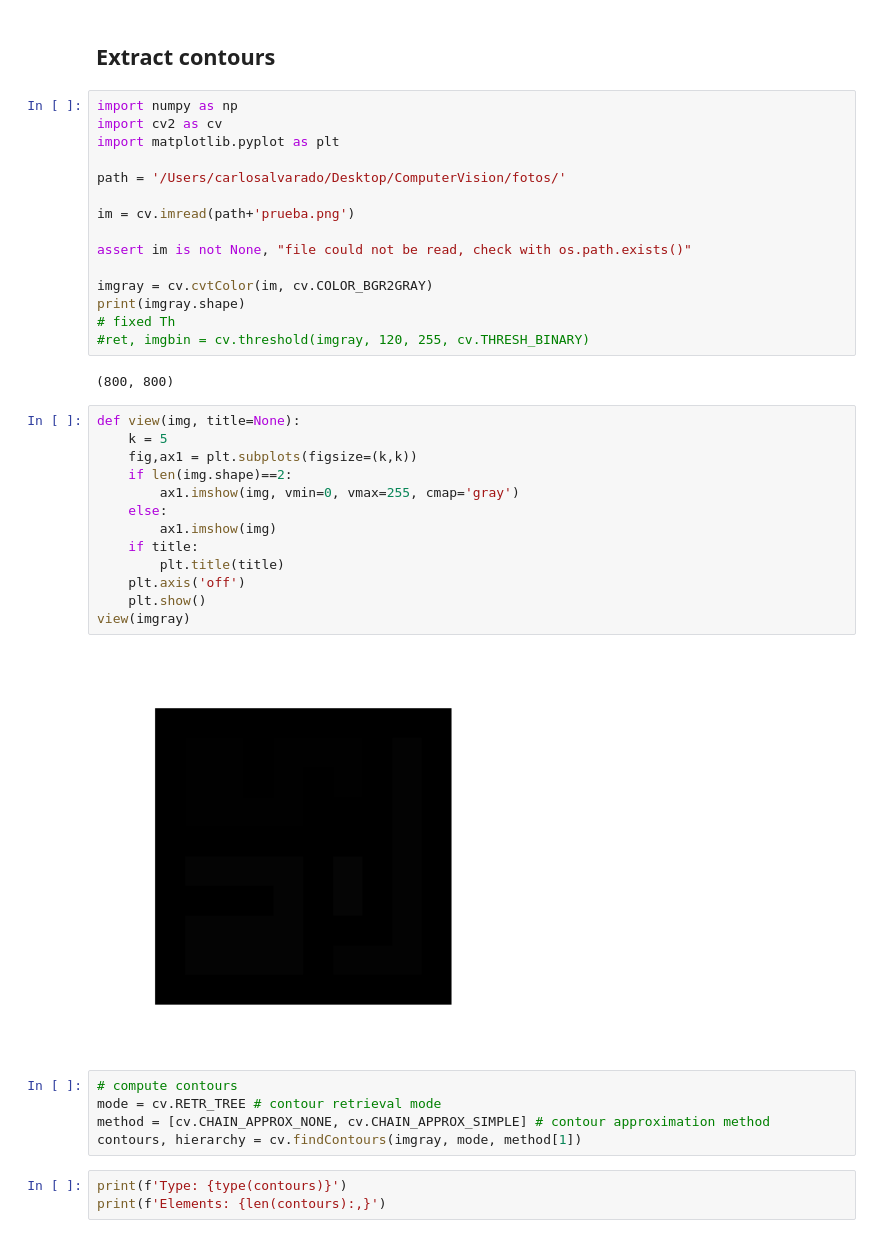
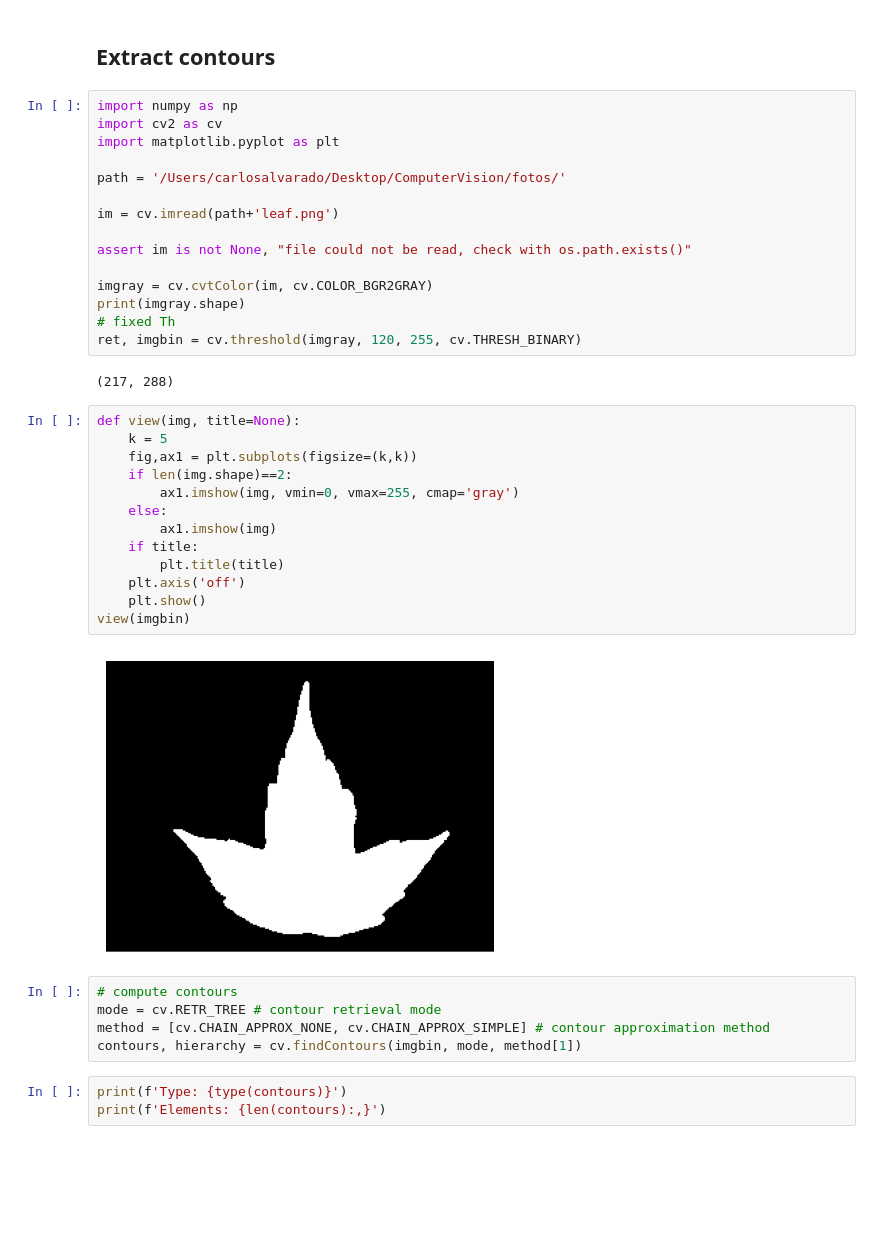
Before and after one commit to CarlosAlvarado-git/ComputerVision, a Jupyter notebook: contours_entrega1.ipynb, the cells around one changed output. Saved outputs shown, nothing was run; the diff lists cells and outputs as text; blank space fills up the shorter version.

```diff
--- a/contours_entrega1.ipynb
+++ b/contours_entrega1.ipynb
@@ -17,36 +17,36 @@ import matplotlib.pyplot as plt
 
 path = '/Users/carlosalvarado/Desktop/ComputerVision/fotos/'
 
-im = cv.imread(path+'prueba.png')
+im = cv.imread(path+'leaf.png')
 
 assert im is not None, "file could not be read, check with os.path.exists()"
 
 imgray = cv.cvtColor(im, cv.COLOR_BGR2GRAY)
 print(imgray.shape)
 # fixed Th
-#ret, imgbin = cv.threshold(imgray, 120, 255, cv.THRESH_BINARY)
+ret, imgbin = cv.threshold(imgray, 120, 255, cv.THRESH_BINARY)
 # %% [output]
-(800, 800)
+(217, 288)
 # %%
 def view(img, title=None):
     k = 5
     fig,ax1 = plt.subplots(figsize=(k,k))
     if len(img.shape)==2:
         ax1.imshow(img, vmin=0, vmax=255, cmap='gray')
     else:
         ax1.imshow(img)
     if title:
         plt.title(title)
     plt.axis('off')
     plt.show()
-view(imgray)
+view(imgbin)
 # %% [output]
-[figure, old version]
+[figure, new version]
 # %%
 # compute contours
 mode = cv.RETR_TREE # contour retrieval mode
 method = [cv.CHAIN_APPROX_NONE, cv.CHAIN_APPROX_SIMPLE] # contour approximation method
-contours, hierarchy = cv.findContours(imgray, mode, method[1])
+contours, hierarchy = cv.findContours(imgbin, mode, method[1])
 # %%
 print(f'Type: {type(contours)}')
 print(f'Elements: {len(contours):,}')
```
Also changed, not shown: parts of 7 cells of this notebook, 2 other files.
